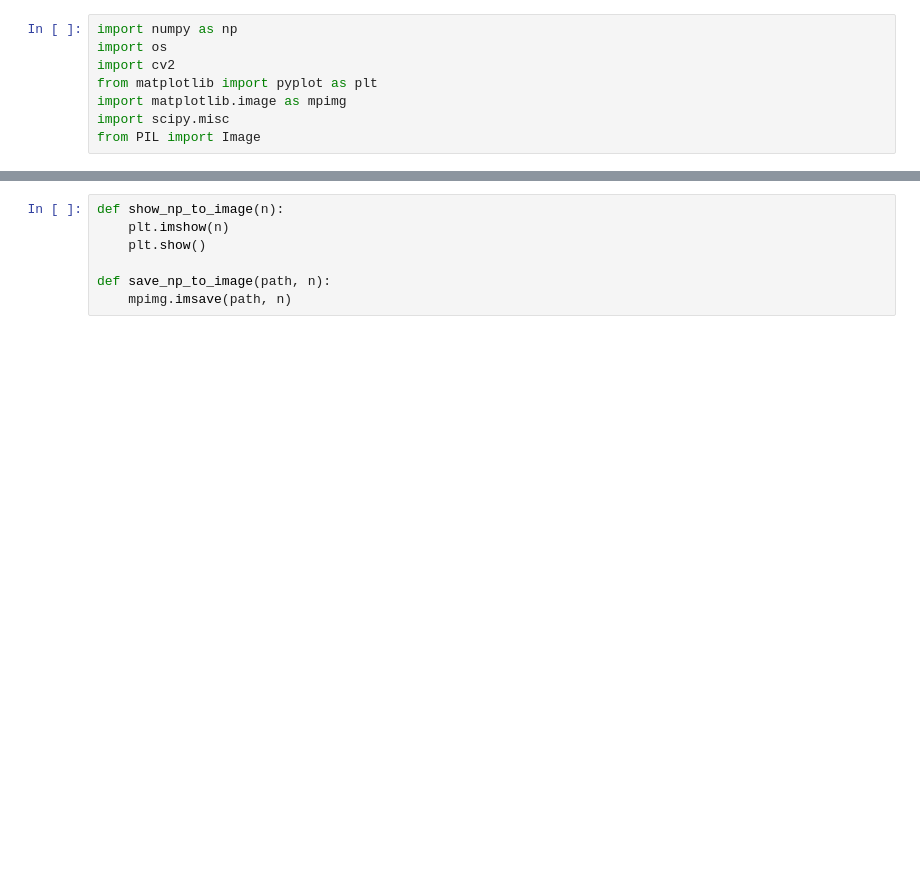
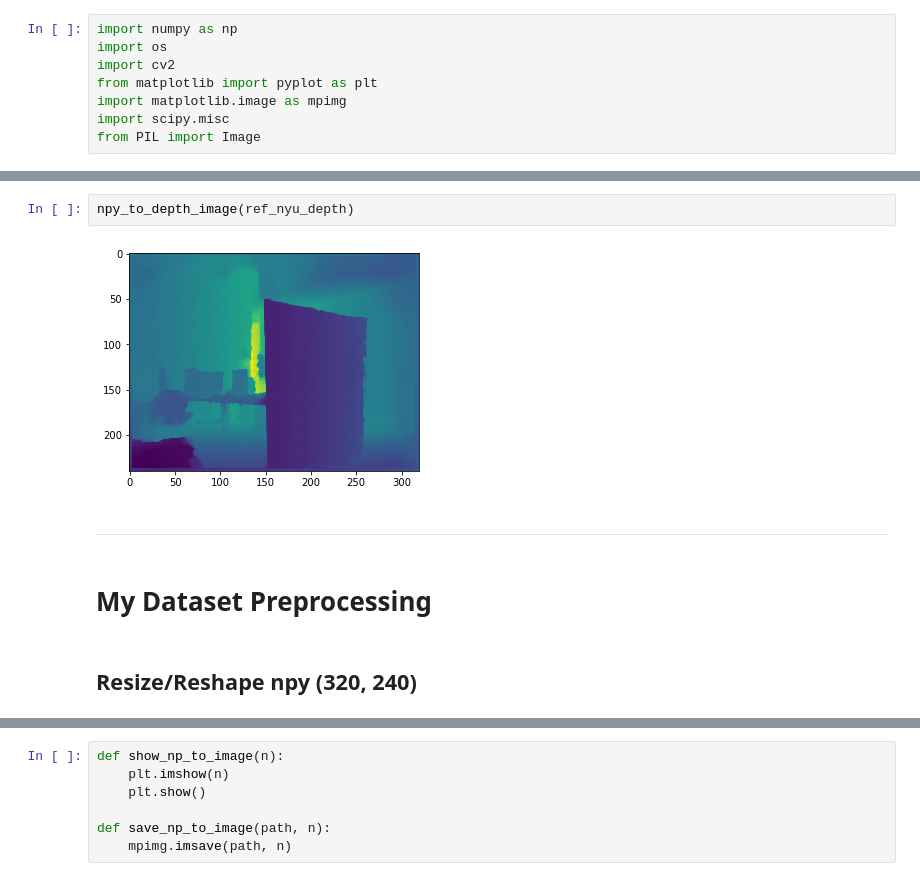
Before and after one commit to hi-space/ai-monitoring-tools, a Jupyter notebook: Preprocess.ipynb, the cells around one changed output, grey strips where cells are left out. Cells and saved outputs as stored; diff of their text form; blank space fills up the shorter version.

```diff
--- a/Preprocess.ipynb
+++ b/Preprocess.ipynb
@@ -8,0 +42,10 @@ from PIL import Image
+# %%
+npy_to_depth_image(ref_nyu_depth)
+# %% [output]
+[figure, added]
+# %% [markdown]
+---
+# %% [markdown]
+# My Dataset Preprocessing
+# %% [markdown]
+## Resize/Reshape npy (320, 240)
```
Also changed, not shown: parts of 20 cells of this notebook.
